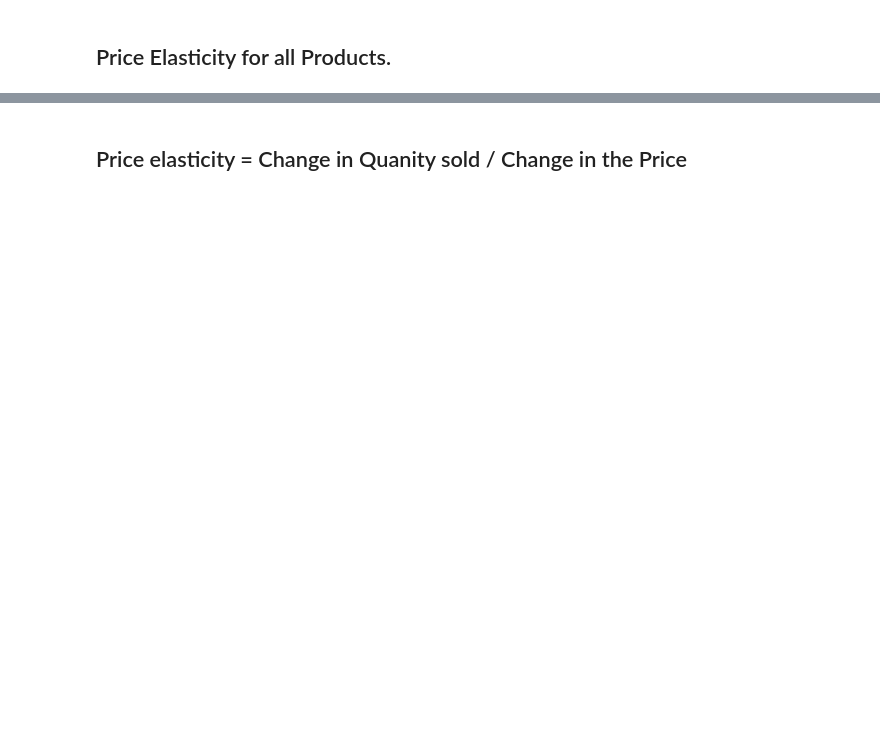
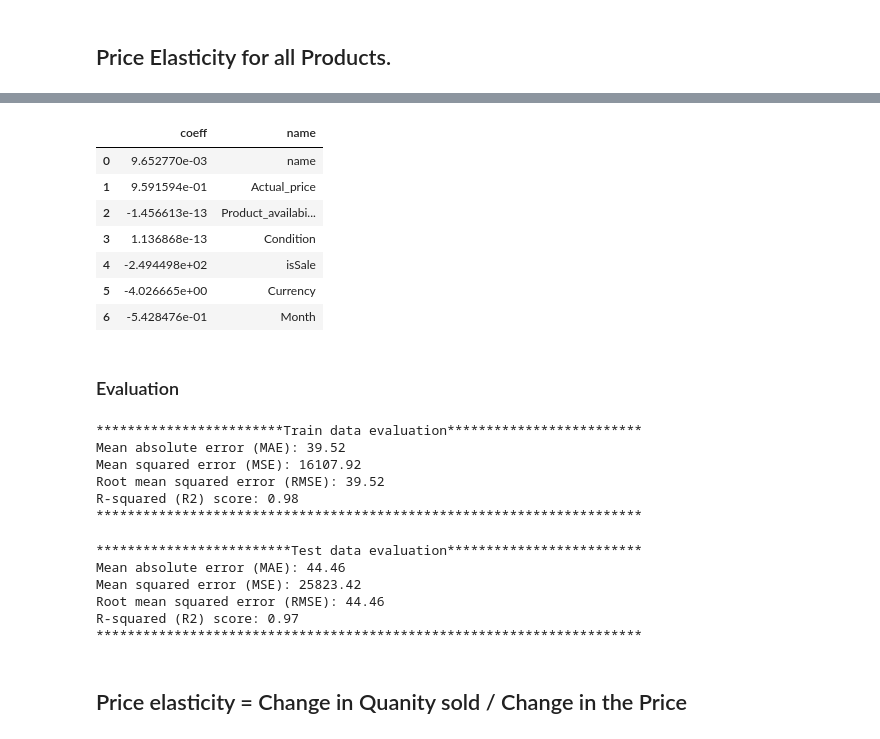
Before and after one commit to prasad-wakchoure/project, a Jupyter notebook: Siddharth/03-Model.ipynb, the cells around one changed output, grey strips where cells are left out. Cells and saved outputs as stored; diff of their text form; code cells hidden in the pictures; blank space fills up the shorter version.

```diff
--- a/Siddharth/03-Model.ipynb
+++ b/Siddharth/03-Model.ipynb
@@ -183,0 +163,3 @@ Name: BOOM 2 Wireless Bluetooth Speaker - Indigo, dtype: int64
+# %%
+# X data
+x_val = dfx_mod.drop('Discount_price', axis=1)
@@ -183,0 +168,3 @@ Name: BOOM 2 Wireless Bluetooth Speaker - Indigo, dtype: int64
+# %%
+# Y data
+y_val = dfx_mod['Discount_price']
@@ -183,0 +173,3 @@ Name: BOOM 2 Wireless Bluetooth Speaker - Indigo, dtype: int64
+# %%
+# Split the data into training and test sets
+X_train, X_test, y_train, y_test = train_test_split(x_val, y_val, test_size=0.2, random_state=42)
@@ -183,0 +184,16 @@ Name: BOOM 2 Wireless Bluetooth Speaker - Indigo, dtype: int64
+# %%
+ls = x_val.columns
+coeff = pd.DataFrame(model.coef_, columns={"coeff"})
+coeff["name"]= ls
+coeff
+# %% [output]
+|  | coeff | name |
+| 0 | 9.652770e-03 | name |
+| 1 | 9.591594e-01 | Actual_price |
+| 2 | -1.456613e-13 | Product_availabi... |
+| 3 | 1.136868e-13 | Condition |
+| 4 | -2.494498e+02 | isSale |
+| 5 | -4.026665e+00 | Currency |
+| 6 | -5.428476e-01 | Month |
+# %% [markdown]
+### Evaluation
@@ -183,0 +216,18 @@ Name: BOOM 2 Wireless Bluetooth Speaker - Indigo, dtype: int64
+# %%
+evaluater("Train data evaluation",model,X_train,y_train)
+# %% [output]
+************************Train data evaluation*************************
+Mean absolute error (MAE): 39.52
+Mean squared error (MSE): 16107.92
+Root mean squared error (RMSE): 39.52
+R-squared (R2) score: 0.98
+**********************************************************************
+# %%
+evaluater("Test data evaluation",model,X_test,y_test)
+# %% [output]
+*************************Test data evaluation*************************
+Mean absolute error (MAE): 44.46
+Mean squared error (MSE): 25823.42
+Root mean squared error (RMSE): 44.46
+R-squared (R2) score: 0.97
+**********************************************************************
```
Also changed, not shown: parts of 57 cells of this notebook, 4 other files.
